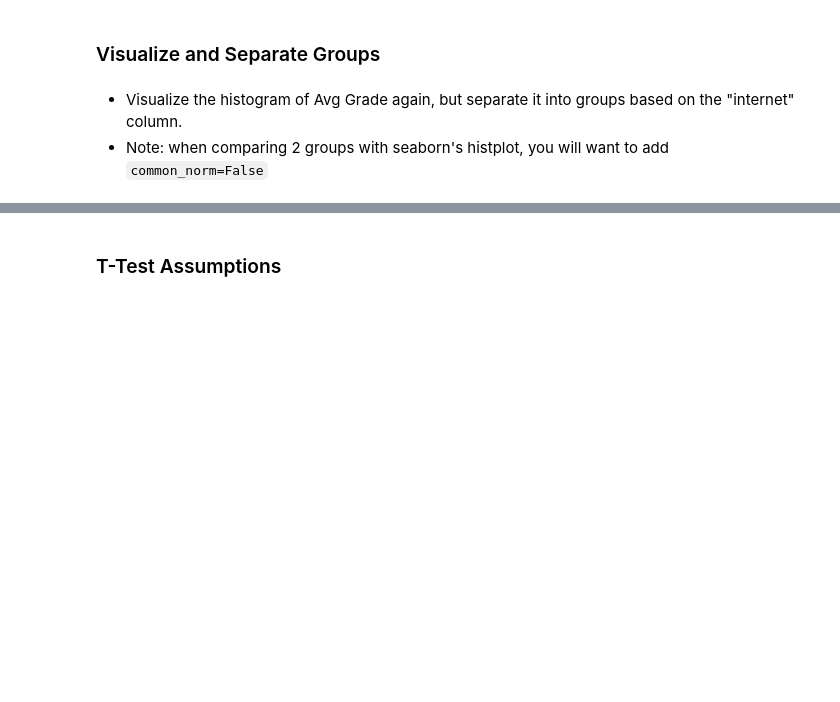
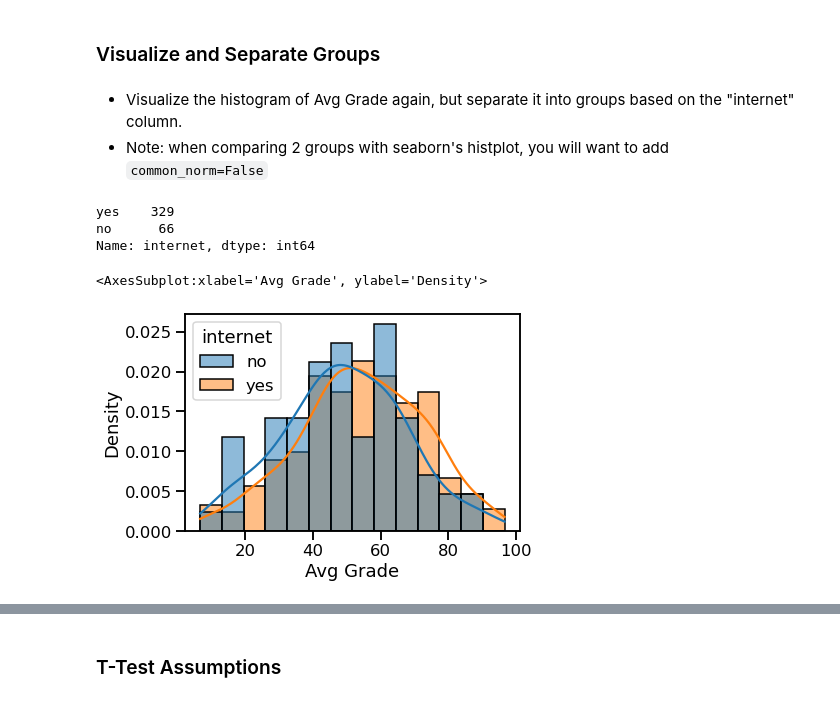
Before and after one commit to coding-dojo-data-science/data-enrichment-wk15-lect01-codealong, a Jupyter notebook: Class - From Distributions to Hypothesis.ipynb, the cells around one changed output, grey strips where cells are left out. Saved outputs shown, nothing was run; the diff lists cells and outputs as text; code cells hidden in the pictures; blank space fills up the shorter version.

```diff
--- a/Class - From Distributions to Hypothesis.ipynb
+++ b/Class - From Distributions to Hypothesis.ipynb
@@ -92,7 +214,18 @@ pd.set_option('display.max_columns',100)
 # %% [markdown]
 - Visualize the histogram of Avg Grade again, but separate it into groups based on the "internet" column.
 - Note: when comparing 2 groups with seaborn's histplot, you will want to add `common_norm=False`
+# %%
+df['internet'].value_counts()
+# %% [output]
+yes    329
+no      66
+Name: internet, dtype: int64
 # %%
-## visualize the histobram of Avg Grade again, but separate it by "internet"
+## visualize the histogram of Avg Grade again, but separate it by "internet"
+sns.histplot(data=df, x='Avg Grade', kde=True, hue='internet', stat='density',
+            common_norm=False)
+# %% [output]
+<AxesSubplot:xlabel='Avg Grade', ylabel='Density'>
+[figure, added]
 # %%
 ## Plot a bar plot of the Avg Grade for students with internet vs those that do not have it
```
Also changed, not shown: parts of 27 cells of this notebook.
